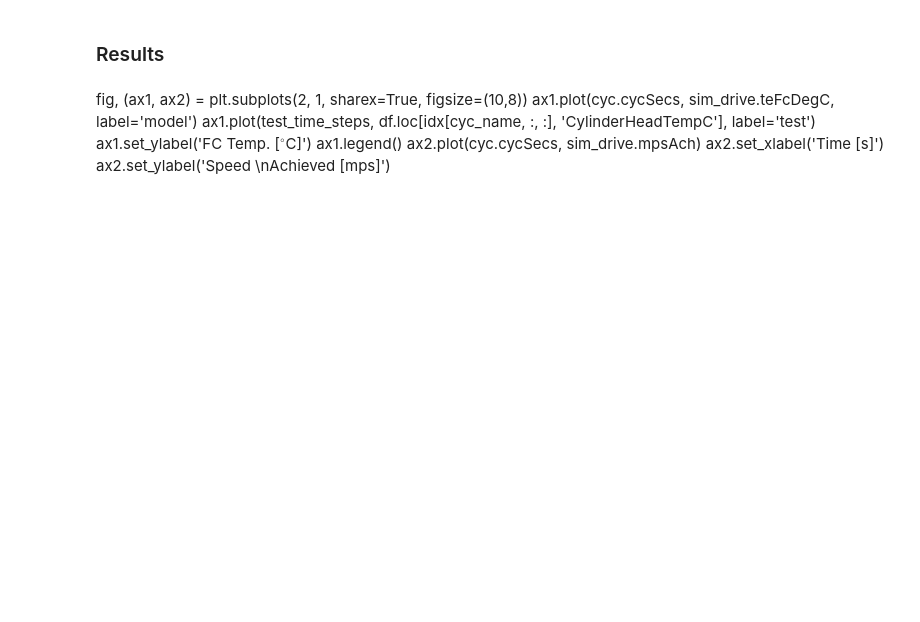
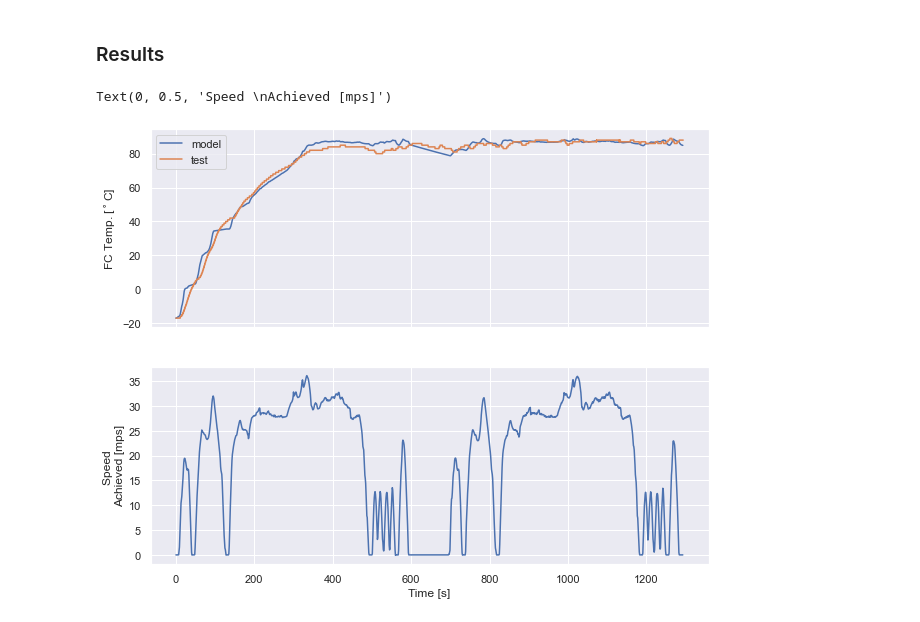
Before and after one commit to NREL/fastsim, a Jupyter notebook: docs/hot_demo.ipynb, the cells around one changed output. Saved outputs shown, nothing was run; the diff lists cells and outputs as text; code cells hidden in the pictures; blank space fills up the shorter version.

```diff
--- a/docs/hot_demo.ipynb
+++ b/docs/hot_demo.ipynb
@@ -109,14 +111,17 @@ Elapsed time: 1.20e-02 s
 # %% [markdown]
 ### Results
-# %% [markdown]
-fig, (ax1, ax2) = plt.subplots(2, 1, sharex=True, figsize=(10,8))
-ax1.plot(cyc.cycSecs, sim_drive.teFcDegC, label='model')
-ax1.plot(test_time_steps, df.loc[idx[cyc_name, :, :], 'CylinderHeadTempC'], label='test')
-ax1.set_ylabel('FC Temp. [$^\circ$C]')
-ax1.legend()
-ax2.plot(cyc.cycSecs, sim_drive.mpsAch)
-ax2.set_xlabel('Time [s]')
-ax2.set_ylabel('Speed \nAchieved [mps]')
+# %%
+fig, (ax1, ax2) = plt.subplots(2, 1, sharex=True, figsize=(10,8))
+ax1.plot(cyc.cycSecs, sim_drive.teFcDegC, label='model')
+ax1.plot(test_time_steps, df.loc[idx[cyc_name, :, :], 'CylinderHeadTempC'], label='test')
+ax1.set_ylabel('FC Temp. [$^\circ$C]')
+ax1.legend()
+ax2.plot(cyc.cycSecs, sim_drive.mpsAch)
+ax2.set_xlabel('Time [s]')
+ax2.set_ylabel('Speed \nAchieved [mps]')
+# %% [output]
+Text(0, 0.5, 'Speed \nAchieved [mps]')
+[figure, added]
 # %%
 fig, (ax1, ax2) = plt.subplots(2, 1, sharex=True, figsize=(10,8))
 ax1.plot(cyc.cycSecs[1:], cumtrapz(x=cyc.cycSecs, y=sim_drive.fcKwInAch * 1e-3), label='model')
```
Also changed, not shown: parts of 8 cells of this notebook, 2 other files.
